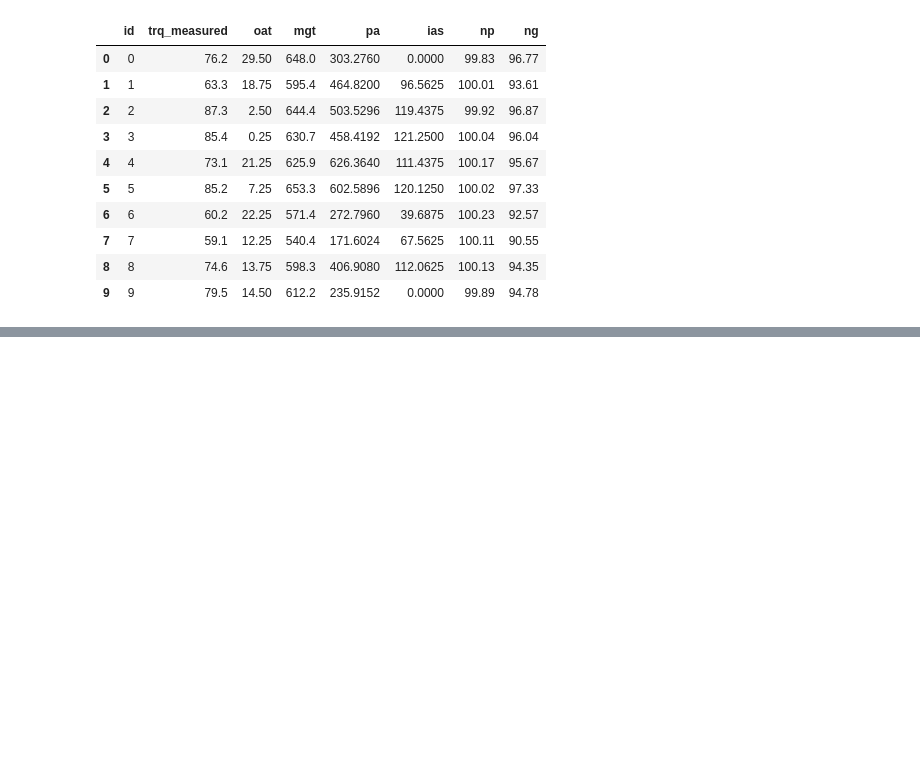
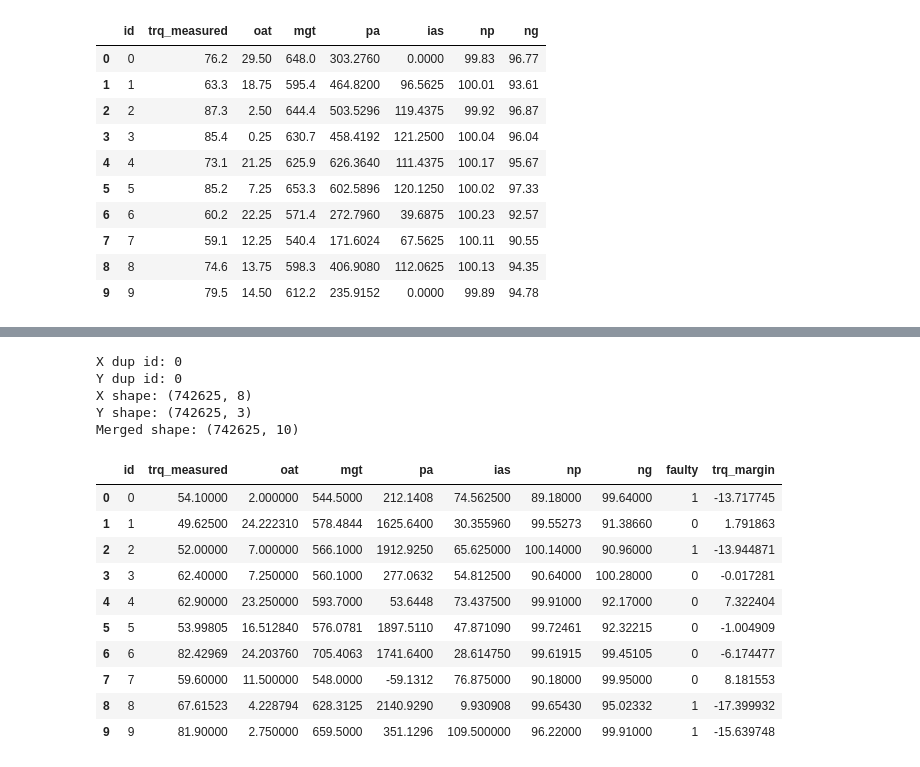
Before and after one commit to Catalinaqi/Project_MPPR-AI_B_PHM_America_2024, a Jupyter notebook: notebooks/test_read_data.ipynb, the cells around one changed output, grey strips where cells are left out. Cells and saved outputs as stored; diff of their text form; code cells hidden in the pictures; blank space fills up the shorter version.

```diff
--- a/notebooks/test_read_data.ipynb
+++ b/notebooks/test_read_data.ipynb
@@ -54,7 +54,7 @@ X_train shape: (742625, 8)
 | 8 | 8 | 67.61523 | 4.228794 | 628.3125 | 2140.9290 | 9.930908 | 99.65430 | 95.02332 |
 | 9 | 9 | 81.90000 | 2.750000 | 659.5000 | 351.1296 | 109.500000 | 96.22000 | 99.91000 |
 # %%
-y_path = Path(PROJECT_ROOT) / "data/raw/train/y_train.csv"  # override example
+y_path = Path(PROJECT_ROOT) / "data/raw/train/Y_train.csv"  # override example
 print("y_train path:", y_path)
 y = pd.read_csv(y_path)
 print("\ny_train columns:", list(y.columns))
@@ -124,0 +226,47 @@ x_validation shape: (21436, 8)
+# %%
+import pandas as pd
+
+# 1) Read CSVs (with consistent parameters)
+
+
+X_train_path = x_path
+y_train_path = y_path
+
+
+X = pd.read_csv(X_train_path, sep=",", encoding="utf-8", decimal=".", low_memory=False)
+Y = pd.read_csv(y_train_path, sep=",", encoding="utf-8", decimal=".", low_memory=False)
+
+# 2) The id column should be int for merging, ensure correct type
+X["id"] = X["id"].astype(int)
+Y["id"] = Y["id"].astype(int)
+
+# 3) Consistency checks: check for duplicate ids in both X and Y
+print("X dup id:", X["id"].duplicated().sum())
+print("Y dup id:", Y["id"].duplicated().sum())
+
+# 4) Merge on "id" with inner join and validate one-to-one relationship
+df_train = X.merge(Y, on="id", how="inner", validate="one_to_one")
+
+print("X shape:", X.shape)
+print("Y shape:", Y.shape)
+print("Merged shape:", df_train.shape)
+
+# 5) Display first 10 rows of the merged DataFrame
+display(df_train.head(10))
+# %% [output]
+X dup id: 0
+Y dup id: 0
+X shape: (742625, 8)
+Y shape: (742625, 3)
+Merged shape: (742625, 10)
+|  | id | trq_measured | oat | mgt | pa | ias | np | ng | faulty | trq_margin |
+| 0 | 0 | 54.10000 | 2.000000 | 544.5000 | 212.1408 | 74.562500 | 89.18000 | 99.64000 | 1 | -13.717745 |
+| 1 | 1 | 49.62500 | 24.222310 | 578.4844 | 1625.6400 | 30.355960 | 99.55273 | 91.38660 | 0 | 1.791863 |
+| 2 | 2 | 52.00000 | 7.000000 | 566.1000 | 1912.9250 | 65.625000 | 100.14000 | 90.96000 | 1 | -13.944871 |
+| 3 | 3 | 62.40000 | 7.250000 | 560.1000 | 277.0632 | 54.812500 | 90.64000 | 100.28000 | 0 | -0.017281 |
+| 4 | 4 | 62.90000 | 23.250000 | 593.7000 | 53.6448 | 73.437500 | 99.91000 | 92.17000 | 0 | 7.322404 |
+| 5 | 5 | 53.99805 | 16.512840 | 576.0781 | 1897.5110 | 47.871090 | 99.72461 | 92.32215 | 0 | -1.004909 |
+| 6 | 6 | 82.42969 | 24.203760 | 705.4063 | 1741.6400 | 28.614750 | 99.61915 | 99.45105 | 0 | -6.174477 |
+| 7 | 7 | 59.60000 | 11.500000 | 548.0000 | -59.1312 | 76.875000 | 90.18000 | 99.95000 | 0 | 8.181553 |
+| 8 | 8 | 67.61523 | 4.228794 | 628.3125 | 2140.9290 | 9.930908 | 99.65430 | 95.02332 | 1 | -17.399932 |
+| 9 | 9 | 81.90000 | 2.750000 | 659.5000 | 351.1296 | 109.500000 | 96.22000 | 99.91000 | 1 | -15.639748 |
```
Also changed, not shown: parts of 5 cells of this notebook, 52 other files.
